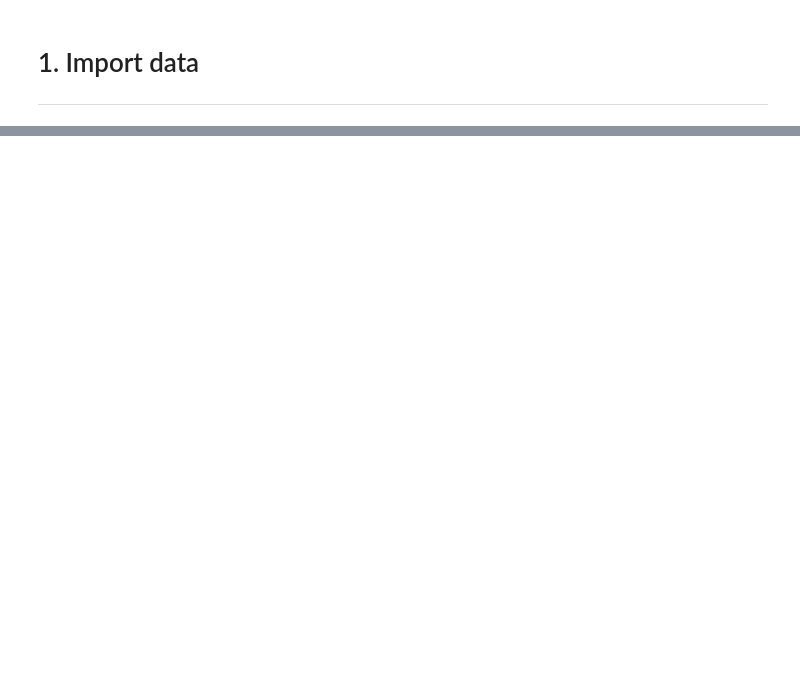
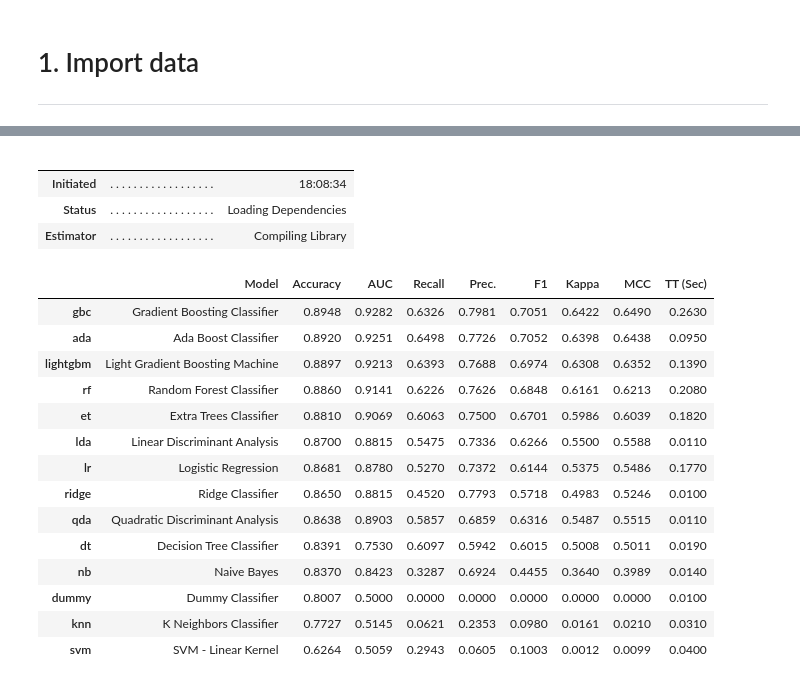
Before and after one commit to lucasvazelle/MOSEF-Bank-Churn-Prediction-VAZELLE-TAVERDIAN, a Jupyter notebook: src/test_pycaret.ipynb, the cells around one changed output, grey strips where cells are left out. Saved outputs shown, nothing was run; the diff lists cells and outputs as text; code cells hidden in the pictures; blank space fills up the shorter version.

Commit message:
ajout gradien boosting brouillon Lucas, score 093

```diff
--- a/src/test_pycaret.ipynb
+++ b/src/test_pycaret.ipynb
@@ -80,0 +37,23 @@ hyperpara
+# %%
+best = compare_models()
+# %% [output]
+|  |  |  |
+|  |  |  |
+| Initiated | . . . . . . . . . . . . . . . . . . | 18:08:34 |
+| Status | . . . . . . . . . . . . . . . . . . | Loading Dependencies |
+| Estimator | . . . . . . . . . . . . . . . . . . | Compiling Library |
+|  | Model | Accuracy | AUC | Recall | Prec. | F1 | Kappa | MCC | TT (Sec) |
+| gbc | Gradient Boosting Classifier | 0.8948 | 0.9282 | 0.6326 | 0.7981 | 0.7051 | 0.6422 | 0.6490 | 0.2630 |
+| ada | Ada Boost Classifier | 0.8920 | 0.9251 | 0.6498 | 0.7726 | 0.7052 | 0.6398 | 0.6438 | 0.0950 |
+| lightgbm | Light Gradient Boosting Machine | 0.8897 | 0.9213 | 0.6393 | 0.7688 | 0.6974 | 0.6308 | 0.6352 | 0.1390 |
+| rf | Random Forest Classifier | 0.8860 | 0.9141 | 0.6226 | 0.7626 | 0.6848 | 0.6161 | 0.6213 | 0.2080 |
+| et | Extra Trees Classifier | 0.8810 | 0.9069 | 0.6063 | 0.7500 | 0.6701 | 0.5986 | 0.6039 | 0.1820 |
+| lda | Linear Discriminant Analysis | 0.8700 | 0.8815 | 0.5475 | 0.7336 | 0.6266 | 0.5500 | 0.5588 | 0.0110 |
+| lr | Logistic Regression | 0.8681 | 0.8780 | 0.5270 | 0.7372 | 0.6144 | 0.5375 | 0.5486 | 0.1770 |
+| ridge | Ridge Classifier | 0.8650 | 0.8815 | 0.4520 | 0.7793 | 0.5718 | 0.4983 | 0.5246 | 0.0100 |
+| qda | Quadratic Discriminant Analysis | 0.8638 | 0.8903 | 0.5857 | 0.6859 | 0.6316 | 0.5487 | 0.5515 | 0.0110 |
+| dt | Decision Tree Classifier | 0.8391 | 0.7530 | 0.6097 | 0.5942 | 0.6015 | 0.5008 | 0.5011 | 0.0190 |
+| nb | Naive Bayes | 0.8370 | 0.8423 | 0.3287 | 0.6924 | 0.4455 | 0.3640 | 0.3989 | 0.0140 |
+| dummy | Dummy Classifier | 0.8007 | 0.5000 | 0.0000 | 0.0000 | 0.0000 | 0.0000 | 0.0000 | 0.0100 |
+| knn | K Neighbors Classifier | 0.7727 | 0.5145 | 0.0621 | 0.2353 | 0.0980 | 0.0161 | 0.0210 | 0.0310 |
+| svm | SVM - Linear Kernel | 0.6264 | 0.5059 | 0.2943 | 0.0605 | 0.1003 | 0.0012 | 0.0099 | 0.0400 |
```
Also changed, not shown: parts of 24 cells of this notebook, 4 other files.
